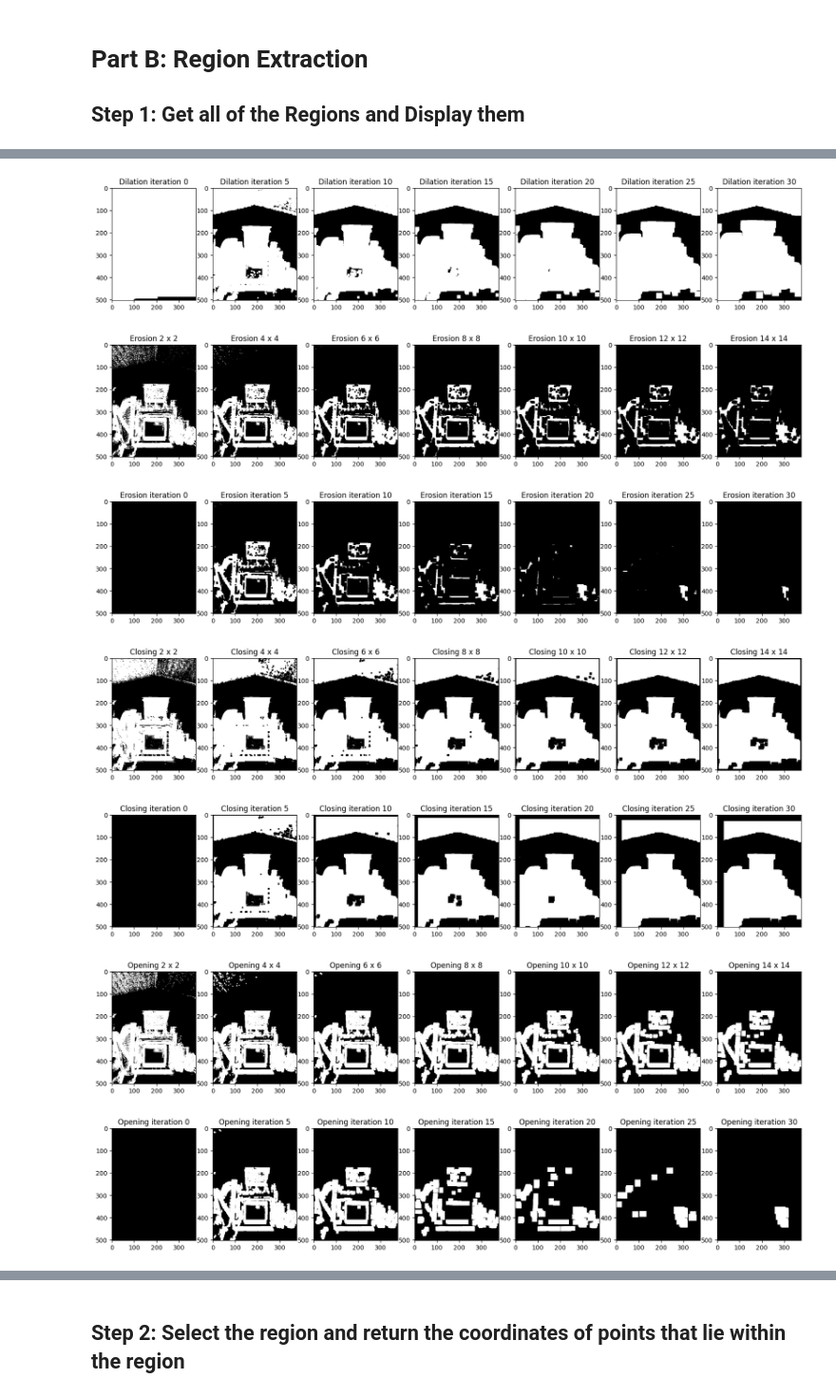
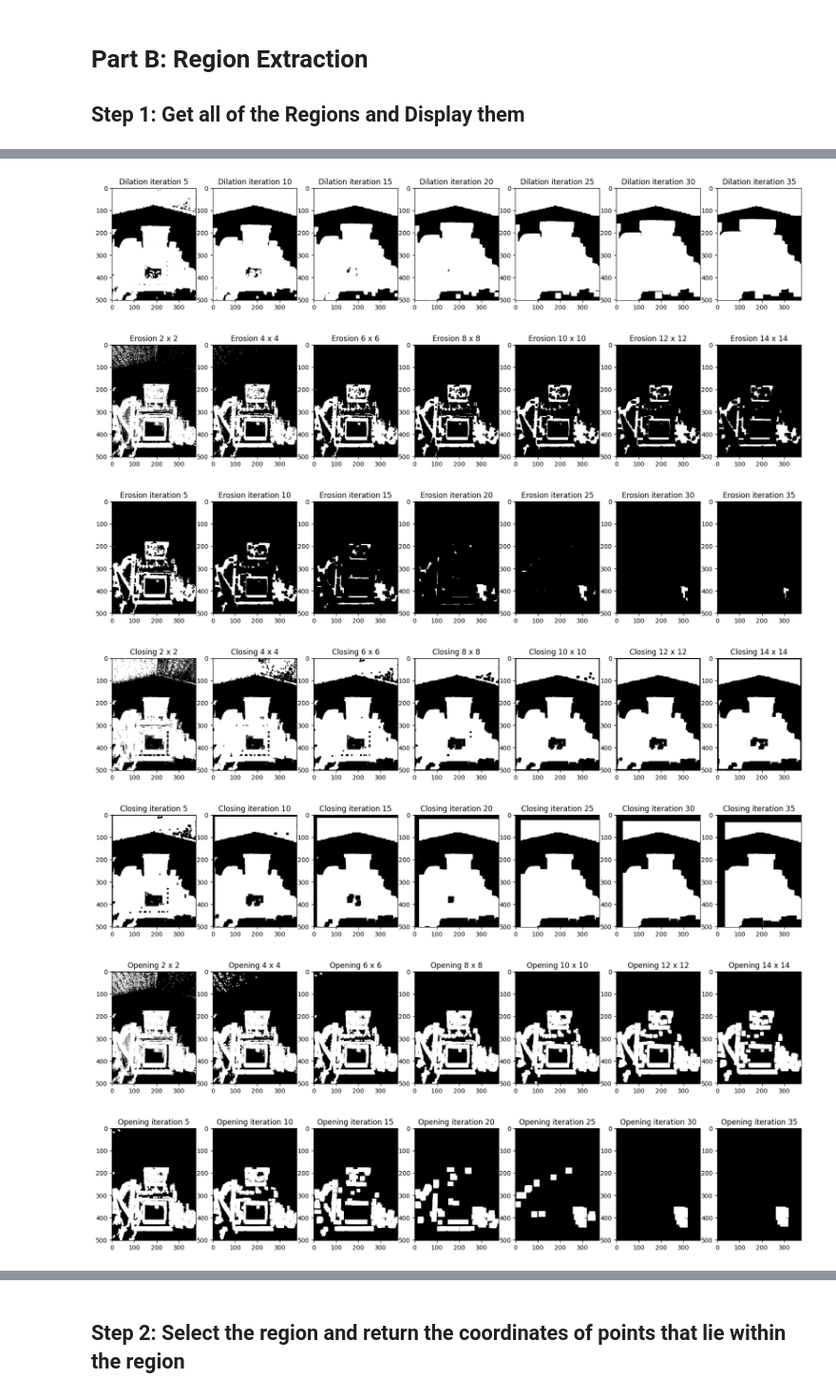
Before and after one commit to jjocook/ComputerVisionFinal, a Jupyter notebook: FinalProject.ipynb, the cells around one changed output, grey strips where cells are left out. Shown at 95% size. Cells and saved outputs as stored; diff of their text form; code cells hidden in the pictures.

```diff
--- a/FinalProject.ipynb
+++ b/FinalProject.ipynb
@@ -118,7 +118,7 @@ plt.close()
 
 fig, axs = plt.subplots(1,7,figsize=(20,10))
 counter = 0
-for i in range(0, 31, 5):
+for i in range(5, 36, 5):
     im = ndimage.binary_dilation(motionEnergyImage, structure=np.ones((2,2)), iterations=i)
     axs[counter].imshow(im, cmap='gray')
     axs[counter].set_title("Dilation iteration {}".format(i))
@@ -139,7 +139,7 @@ plt.close()
 
 fig, axs = plt.subplots(1,7,figsize=(20,10))
 counter = 0
-for i in range(0, 31, 5):
+for i in range(5, 36, 5):
     im = ndimage.binary_erosion(motionEnergyImage, structure=np.ones((2,2)), iterations=i)
     axs[counter].imshow(im, cmap='gray')
     axs[counter].set_title("Erosion iteration {}".format(i))
@@ -160,7 +160,7 @@ plt.close()
 
 fig, axs = plt.subplots(1,7,figsize=(20,10))
 counter = 0
-for i in range(0, 31, 5):
+for i in range(5, 36, 5):
     im = ndimage.binary_closing(motionEnergyImage, structure=np.ones((2,2)), iterations=i)
     axs[counter].imshow(im, cmap='gray')
     axs[counter].set_title("Closing iteration {}".format(i))
@@ -181,7 +181,7 @@ plt.close()
 
 fig, axs = plt.subplots(1,7,figsize=(20,10))
 counter = 0
-for i in range(0, 31, 5):
+for i in range(5, 36, 5):
     im = ndimage.binary_opening(motionEnergyImage, structure=np.ones((2,2)), iterations=i)
     axs[counter].imshow(im, cmap='gray')
     axs[counter].set_title("Opening iteration {}".format(i))
@@ -201,38 +201,38 @@ plt.show()
 closing_im = ndimage.binary_closing(motionEnergyImage, structure=np.ones((12,12)))
 
 plt.imshow(closing_im, cmap='gray')
 plt.axis("image")
 plt.title("Closing 12 x 12")
 plt.show()
 
 # Selected the image that used closing
 selected_im = closing_im
 
 # Get regions
 labels = label(selected_im, connectivity=1)
 plt.imshow(labels, cmap='gray')
 plt.axis("image")
 plt.title("Regions")
 plt.show()
 
 # Display regions
 regions = np.unique(labels)
 fig, axs = plt.subplots(1,10,figsize=(20,10))
 for i in range(len(regions)):
     region = labels == i
     axs[i].imshow(region, cmap='gray')
     axs[i].set_title("Region {}".format(i))
 plt.show()
 plt.close()
 # %% [output]
 [figure]
-[figure, old version]
+[figure, new version]
 [figure]
-[figure, old version]
+[figure, new version]
 [figure]
-[figure, old version]
+[figure, new version]
 [figure]
-[figure, old version]
+[figure, new version]
 [figure]
 [figure]
 [figure]
```
